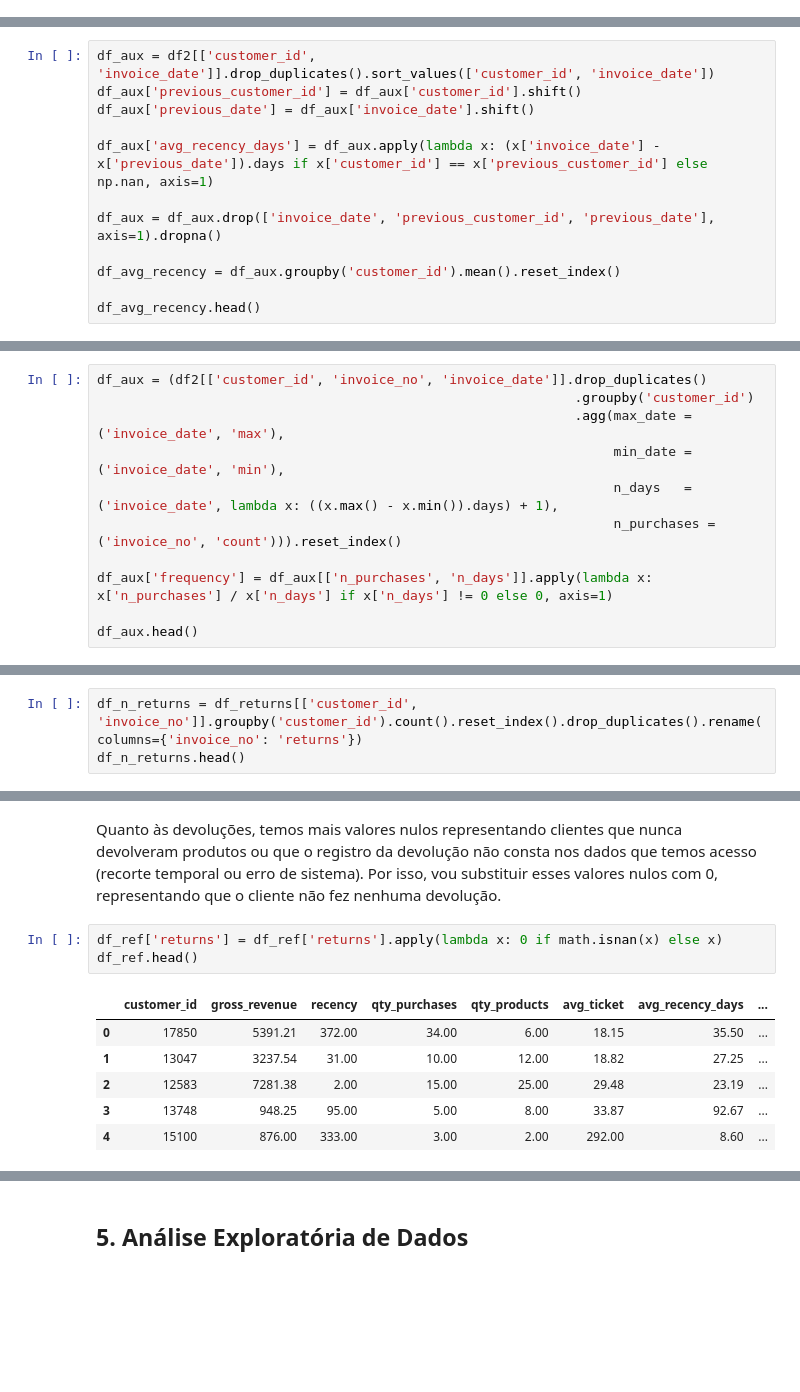
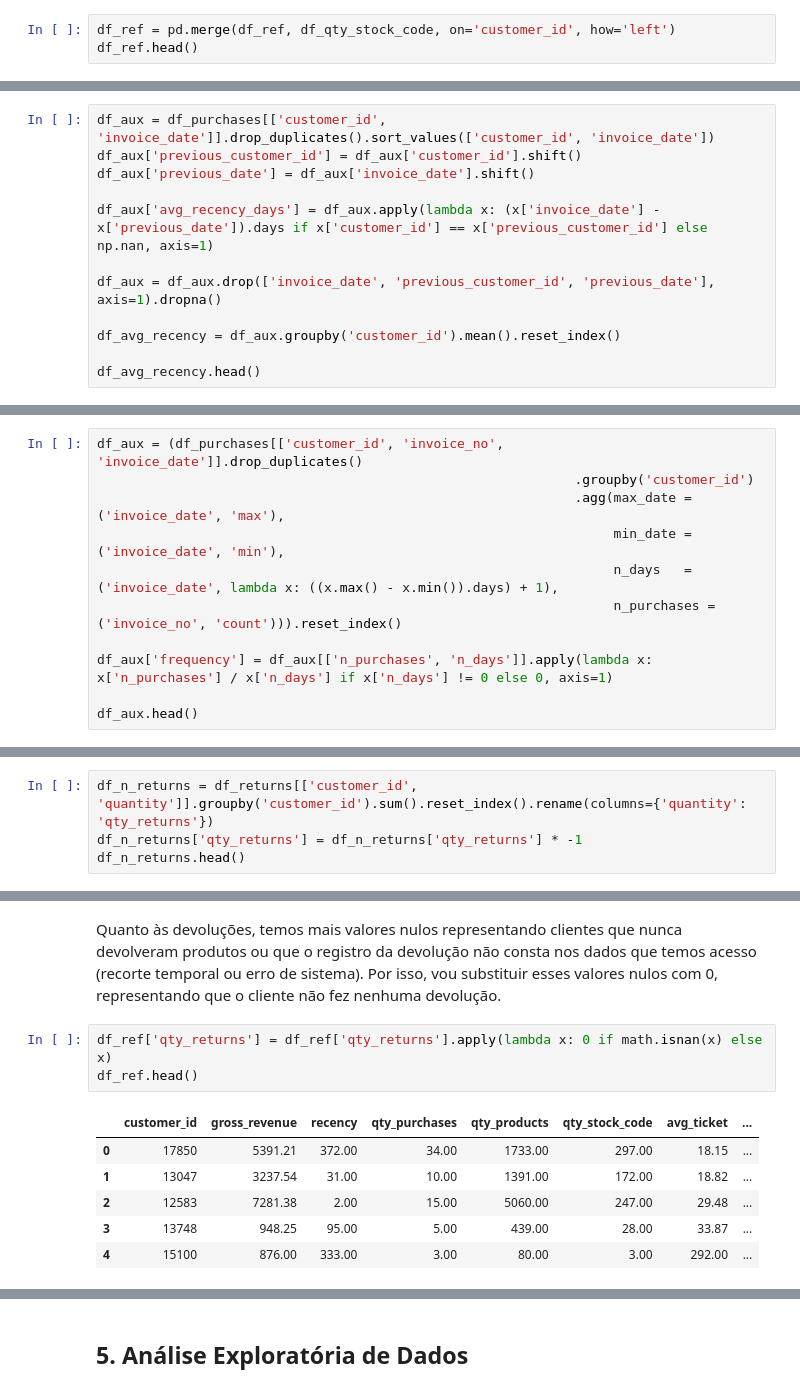
Before and after one commit to doegemon/PA004_high_value_customers_identification, a Jupyter notebook: notebooks/insiders_club.ipynb, the cells around one changed output, grey strips where cells are left out. Drawn from its saved outputs; the diff is of its cells as text; blank space fills up the shorter version.

```diff
--- a/notebooks/insiders_club.ipynb
+++ b/notebooks/insiders_club.ipynb
@@ -558,0 +574,3 @@ dtype: int64
+# %%
+df_ref = pd.merge(df_ref, df_qty_stock_code, on='customer_id', how='left')
+df_ref.head()
@@ -599,7 +635,7 @@ Como a maioria das métricas até agora foi calculada sobre o conjunto de dados
 # %% [markdown]
 Aqui vou verificar quantos dias, em média, um cliente demora para fazer uma nova compra.
 # %%
-df_aux = df2[['customer_id', 'invoice_date']].drop_duplicates().sort_values(['customer_id', 'invoice_date'])
+df_aux = df_purchases[['customer_id', 'invoice_date']].drop_duplicates().sort_values(['customer_id', 'invoice_date'])
 df_aux['previous_customer_id'] = df_aux['customer_id'].shift()
 df_aux['previous_date'] = df_aux['invoice_date'].shift()
 
@@ -643,7 +680,7 @@ dtype: int64
 # %% [markdown]
 A ideia aqui é verificar a taxa de transações que o cliente fez entre a primeira e a última transação que temos no conjunto de dados.
 # %%
-df_aux = (df2[['customer_id', 'invoice_no', 'invoice_date']].drop_duplicates()
+df_aux = (df_purchases[['customer_id', 'invoice_no', 'invoice_date']].drop_duplicates()
                                                              .groupby('customer_id')
                                                              .agg(max_date = ('invoice_date', 'max'),
                                                                   min_date = ('invoice_date', 'min'),
@@ -687,4 +727,5 @@ dtype: int64
 # %%
-df_n_returns = df_returns[['customer_id', 'invoice_no']].groupby('customer_id').count().reset_index().drop_duplicates().rename(columns={'invoice_no': 'returns'})
+df_n_returns = df_returns[['customer_id', 'quantity']].groupby('customer_id').sum().reset_index().rename(columns={'quantity': 'qty_returns'})
+df_n_returns['qty_returns'] = df_n_returns['qty_returns'] * -1
 df_n_returns.head()
 # %% [output]
@@ -720,12 +762,12 @@ dtype: int64
 # %% [markdown]
 Quanto às devoluções, temos mais valores nulos representando clientes que nunca devolveram produtos ou que o registro da devolução não consta nos dados que temos acesso (recorte temporal ou erro de sistema). Por isso, vou substituir esses valores nulos com 0, representando que o cliente não fez nenhuma devolução.
 # %%
-df_ref['returns'] = df_ref['returns'].apply(lambda x: 0 if math.isnan(x) else x)
+df_ref['qty_returns'] = df_ref['qty_returns'].apply(lambda x: 0 if math.isnan(x) else x)
 df_ref.head()
 # %% [output]
-|  | customer_id | gross_revenue | recency | qty_purchases | qty_products | avg_ticket | avg_recency_days | ... |
-| 0 | 17850 | 5391.21 | 372.00 | 34.00 | 6.00 | 18.15 | 35.50 | ... |
-| 1 | 13047 | 3237.54 | 31.00 | 10.00 | 12.00 | 18.82 | 27.25 | ... |
-| 2 | 12583 | 7281.38 | 2.00 | 15.00 | 25.00 | 29.48 | 23.19 | ... |
-| 3 | 13748 | 948.25 | 95.00 | 5.00 | 8.00 | 33.87 | 92.67 | ... |
-| 4 | 15100 | 876.00 | 333.00 | 3.00 | 2.00 | 292.00 | 8.60 | ... |
+|  | customer_id | gross_revenue | recency | qty_purchases | qty_products | qty_stock_code | avg_ticket | ... |
+| 0 | 17850 | 5391.21 | 372.00 | 34.00 | 1733.00 | 297.00 | 18.15 | ... |
+| 1 | 13047 | 3237.54 | 31.00 | 10.00 | 1391.00 | 172.00 | 18.82 | ... |
+| 2 | 12583 | 7281.38 | 2.00 | 15.00 | 5060.00 | 247.00 | 29.48 | ... |
+| 3 | 13748 | 948.25 | 95.00 | 5.00 | 439.00 | 28.00 | 33.87 | ... |
+| 4 | 15100 | 876.00 | 333.00 | 3.00 | 80.00 | 3.00 | 292.00 | ... |
```
Also changed, not shown: parts of 41 cells of this notebook, 1 other file.
